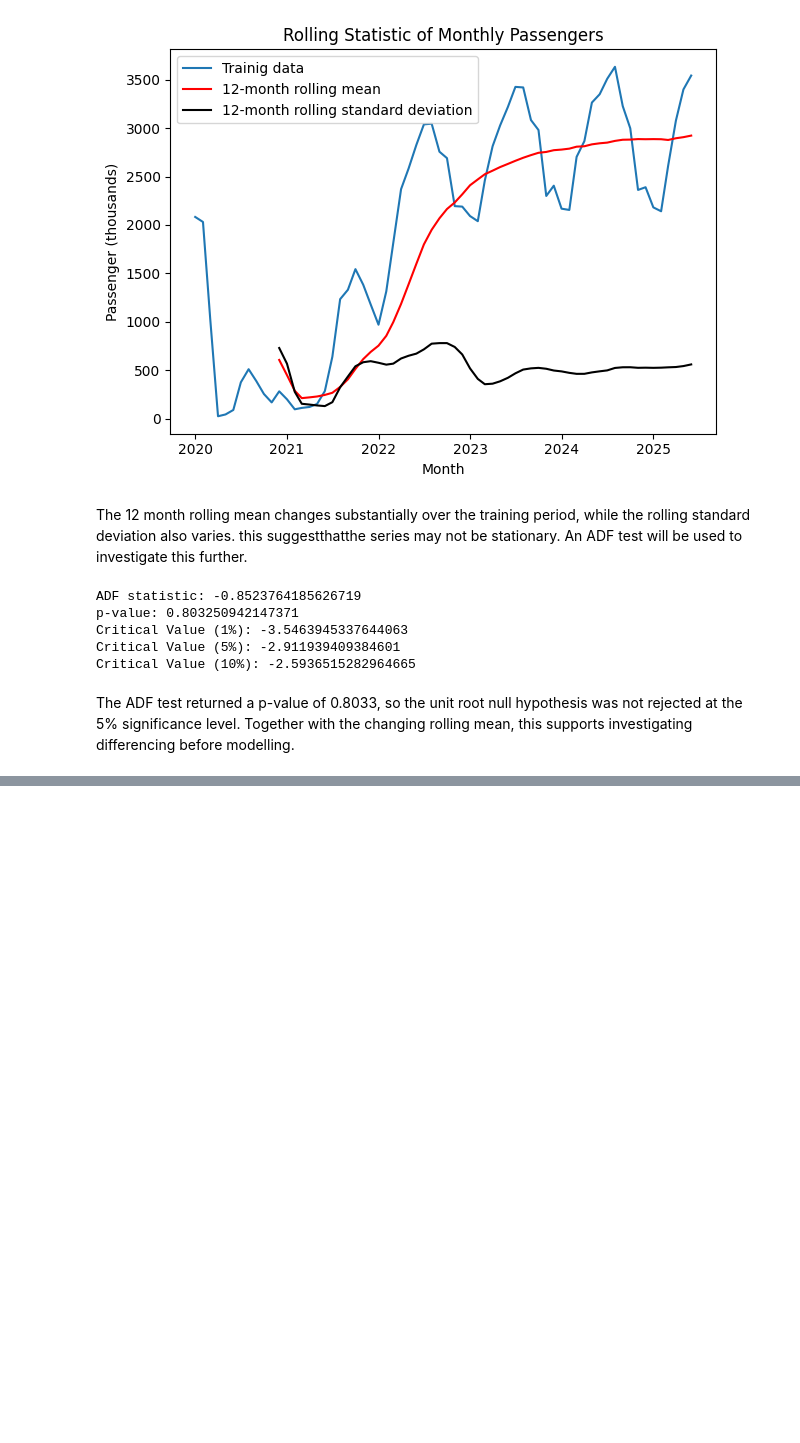
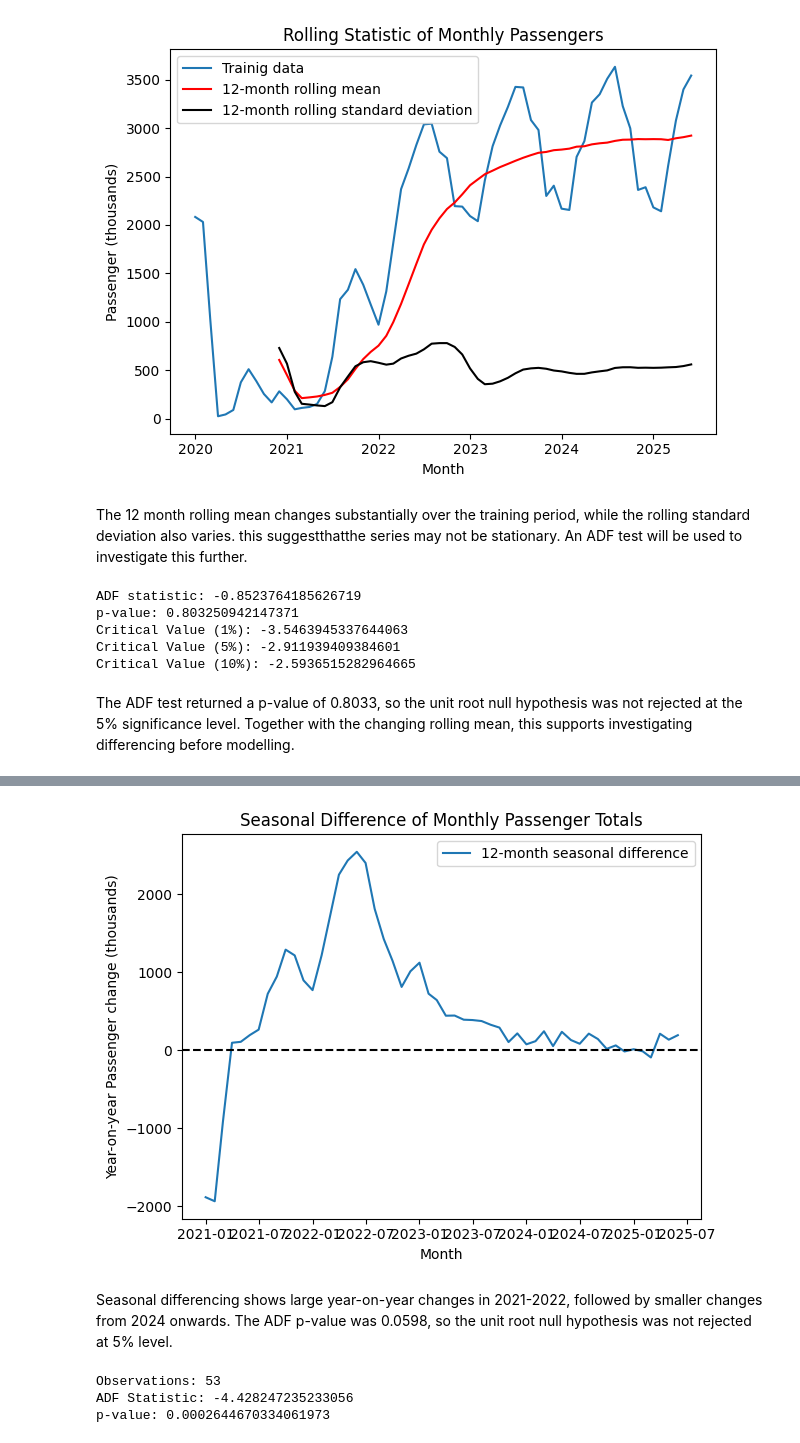
Before and after one commit to Ricardocotaa/CA1-Machine-Learning-2-Ricardo-Cota, a Jupyter notebook: CA1 MachineLearning-RicardoCota.ipynb, the cells around one changed output, grey strips where cells are left out. Drawn from its saved outputs; the diff is of its cells as text; code cells hidden in the pictures; blank space fills up the shorter version.

```diff
--- a/CA1 MachineLearning-RicardoCota.ipynb
+++ b/CA1 MachineLearning-RicardoCota.ipynb
@@ -768,0 +831,27 @@ The ADF test returned a p-value of 0.8033, so the unit root null hypothesis was
+# %%
+plt.plot(train_seasonal_diff, label="12-month seasonal difference")
+plt.axhline(0, color="black", linestyle="--")
+
+plt.title("Seasonal Difference of Monthly Passenger Totals")
+plt.xlabel("Month")
+plt.ylabel("Year-on-year Passenger change (thousands)")
+plt.legend()
+
+plt.tight_layout()
+plt.show()
+# %% [output]
+[figure, added]
+# %% [markdown]
+Seasonal differencing shows large year-on-year changes in 2021-2022, followed by smaller changes from  2024 onwards. The ADF p-value was 0.0598, so the unit root null hypothesis was not rejected at 5% level.
+# %%
+train_combined_diff = train.diff(12).diff().dropna()
+
+adf_combined = adfuller(train_combined_diff)
+
+print("Observations:", len(train_combined_diff))
+print("ADF Statistic:", adf_combined[0])
+print("p-value:", adf_combined[1])
+# %% [output]
+Observations: 53
+ADF Statistic: -4.428247235233056
+p-value: 0.0002644670334061973
```
Also changed, not shown: parts of 11 cells of this notebook.
